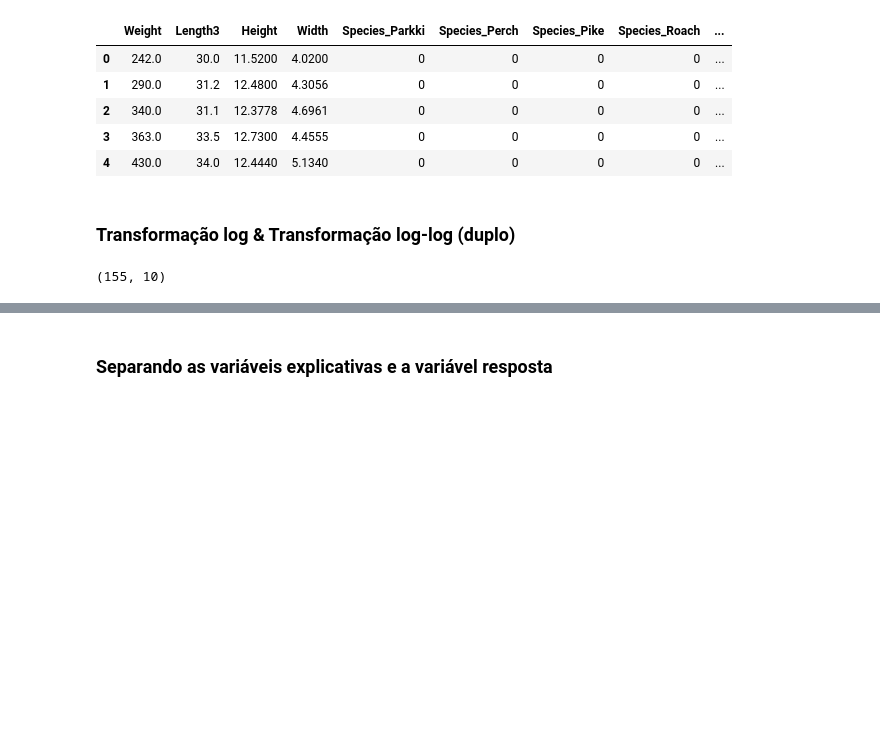
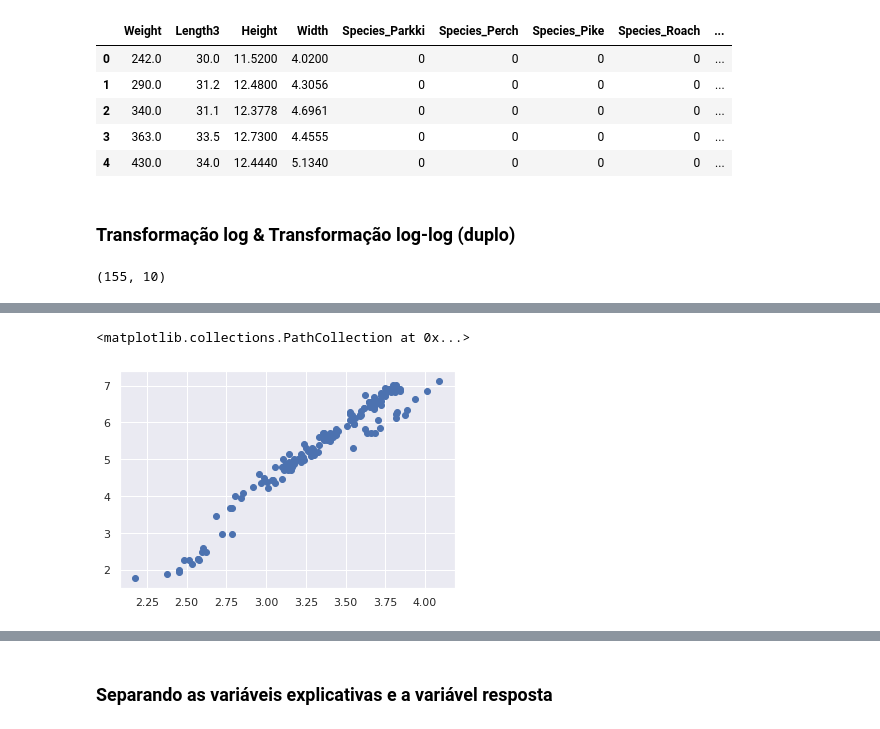
Before and after one commit to walisson-silva-ada/827-data-science, a Jupyter notebook: 02. Regressão Linear/2.2. Regressão Linear Múltipla.ipynb, the cells around one changed output, grey strips where cells are left out. Drawn from its saved outputs; the diff is of its cells as text; code cells hidden in the pictures; blank space fills up the shorter version.

```diff
--- a/02. Regressão Linear/2.2. Regressão Linear Múltipla.ipynb
+++ b/02. Regressão Linear/2.2. Regressão Linear Múltipla.ipynb
@@ -638,0 +651,5 @@ df_minimal.shape
+# %%
+plt.scatter(np.log(df_minimal['Length3']), peso)
+# %% [output]
+<matplotlib.collections.PathCollection at 0x...>
+[figure, added]
```
Also changed, not shown: parts of 46 cells of this notebook, 1 other file.
